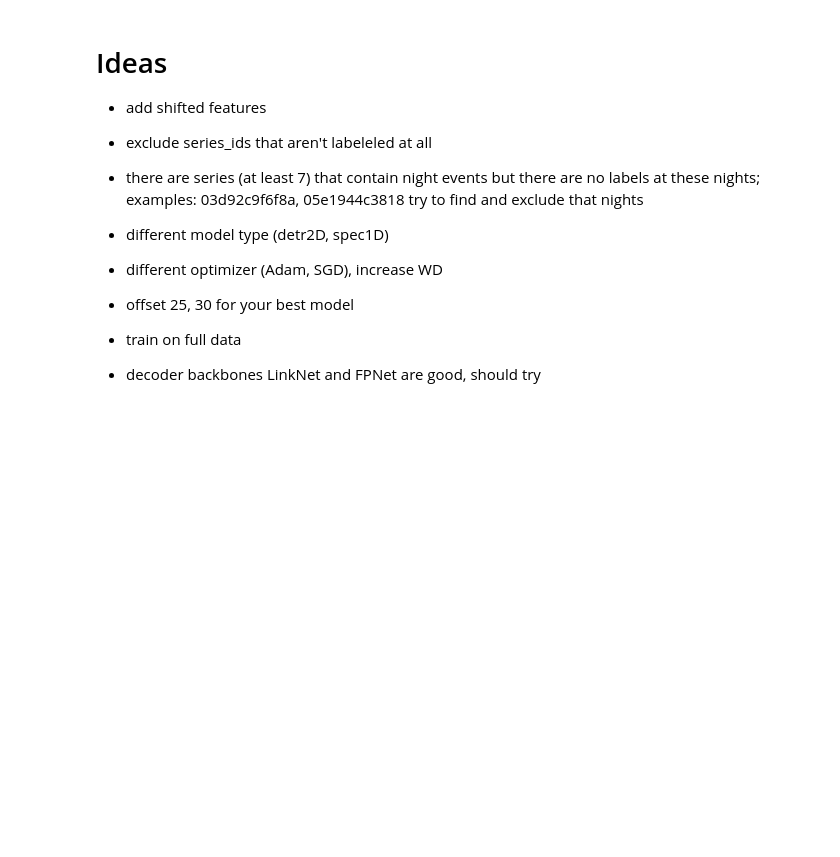
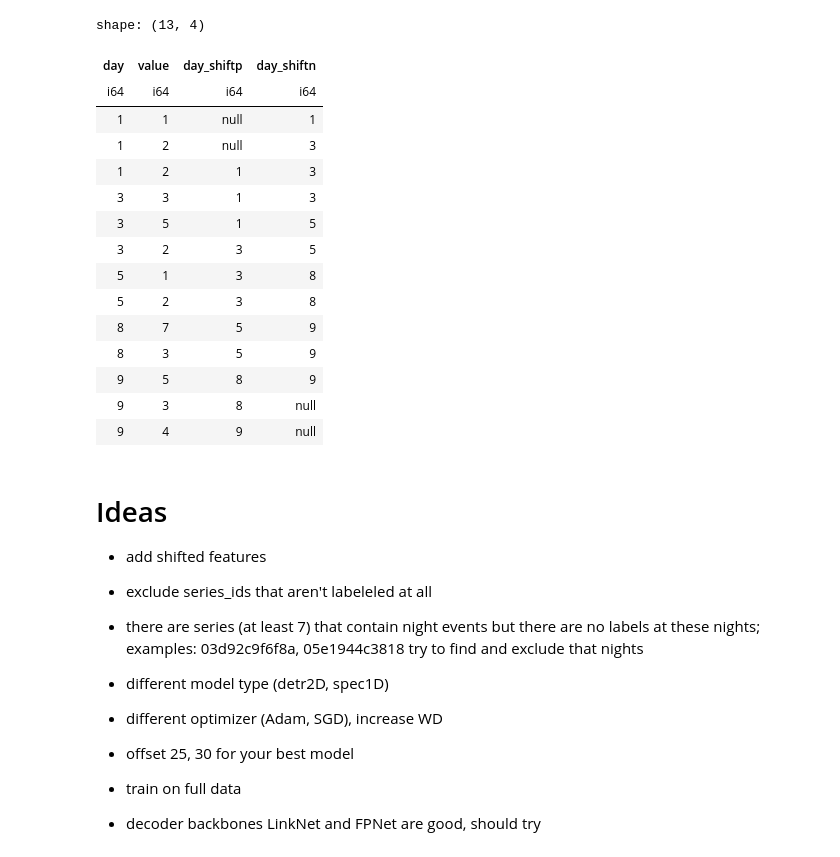
Before and after one commit to beatwad/DSS, a Jupyter notebook: notebook/eda001.ipynb, the cells around one changed output. Drawn from its saved outputs; the diff is of its cells as text; code cells hidden in the pictures; blank space fills up the shorter version.

Commit message:
Fix bug with shifting of column values

```diff
--- a/notebook/eda001.ipynb
+++ b/notebook/eda001.ipynb
@@ -1,3 +1,31 @@
+# %%
+df = pl.DataFrame(
+    dict(
+        day=[1, 1, 1, 3, 3, 3, 5, 5, 8, 8, 9, 9, 9],
+        value=[1, 2, 2, 3, 5, 2, 1, 2, 7, 3, 5, 3, 4],
+    )
+)
+
+df = df.with_columns(pl.col("day").shift(2).alias("day_shiftp"))
+df = df.with_columns(pl.col("day").shift(-2).alias("day_shiftn"))
+df
+# %% [output]
+shape: (13, 4)
+| day | value | day_shiftp | day_shiftn |
+| i64 | i64 | i64 | i64 |
+| 1 | 1 | null | 1 |
+| 1 | 2 | null | 3 |
+| 1 | 2 | 1 | 3 |
+| 3 | 3 | 1 | 3 |
+| 3 | 5 | 1 | 5 |
+| 3 | 2 | 3 | 5 |
+| 5 | 1 | 3 | 8 |
+| 5 | 2 | 3 | 8 |
+| 8 | 7 | 5 | 9 |
+| 8 | 3 | 5 | 9 |
+| 9 | 5 | 8 | 9 |
+| 9 | 3 | 8 | null |
+| 9 | 4 | 9 | null |
 # %% [markdown]
 # Ideas
 
```
Also changed, not shown: 2 other files.
